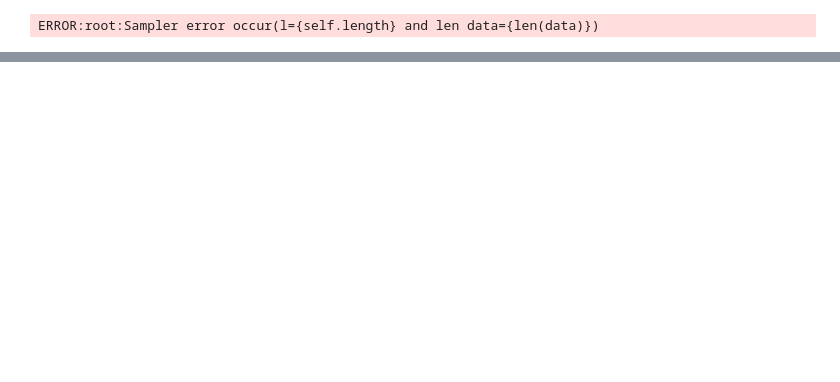
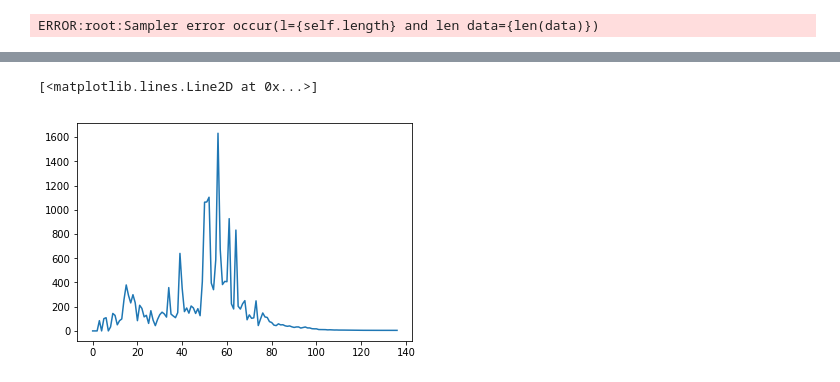
Before and after one commit to benhoyle/var_processor, a Jupyter notebook: 2020-06-12 - Spacetime Modelling of Sound + Tkinter GUI.ipynb, the cells around one changed output, grey strips where cells are left out. Cells and saved outputs as stored; diff of their text form; code cells hidden in the pictures; blank space fills up the shorter version.

```diff
--- a/2020-06-12 - Spacetime Modelling of Sound + Tkinter GUI.ipynb
+++ b/2020-06-12 - Spacetime Modelling of Sound + Tkinter GUI.ipynb
@@ -175,0 +437,8 @@ ERROR:root:Sampler error occur(l={self.length} and len data={len(data)})
+# %%
+# fft_y_data = np.ones(32768)
+
+            # Use bincount to get the sum for each unique x, and
+            # divide each sum by the count of each unique value in x
+
+fft_y_data2 = np.bincount(log_sample_loc.astype(np.uint16), weights=fft_y_data)
+output = fft_y_data2 / (np.bincount(log_sample_loc.astype(np.uint16))+0.0001)
@@ -175,0 +550,5 @@ ERROR:root:Sampler error occur(l={self.length} and len data={len(data)})
+# %%
+plt.plot(output)
+# %% [output]
+[<matplotlib.lines.Line2D at 0x...>]
+[figure, added]
```
Also changed, not shown: parts of 122 cells of this notebook, 4 other files.
